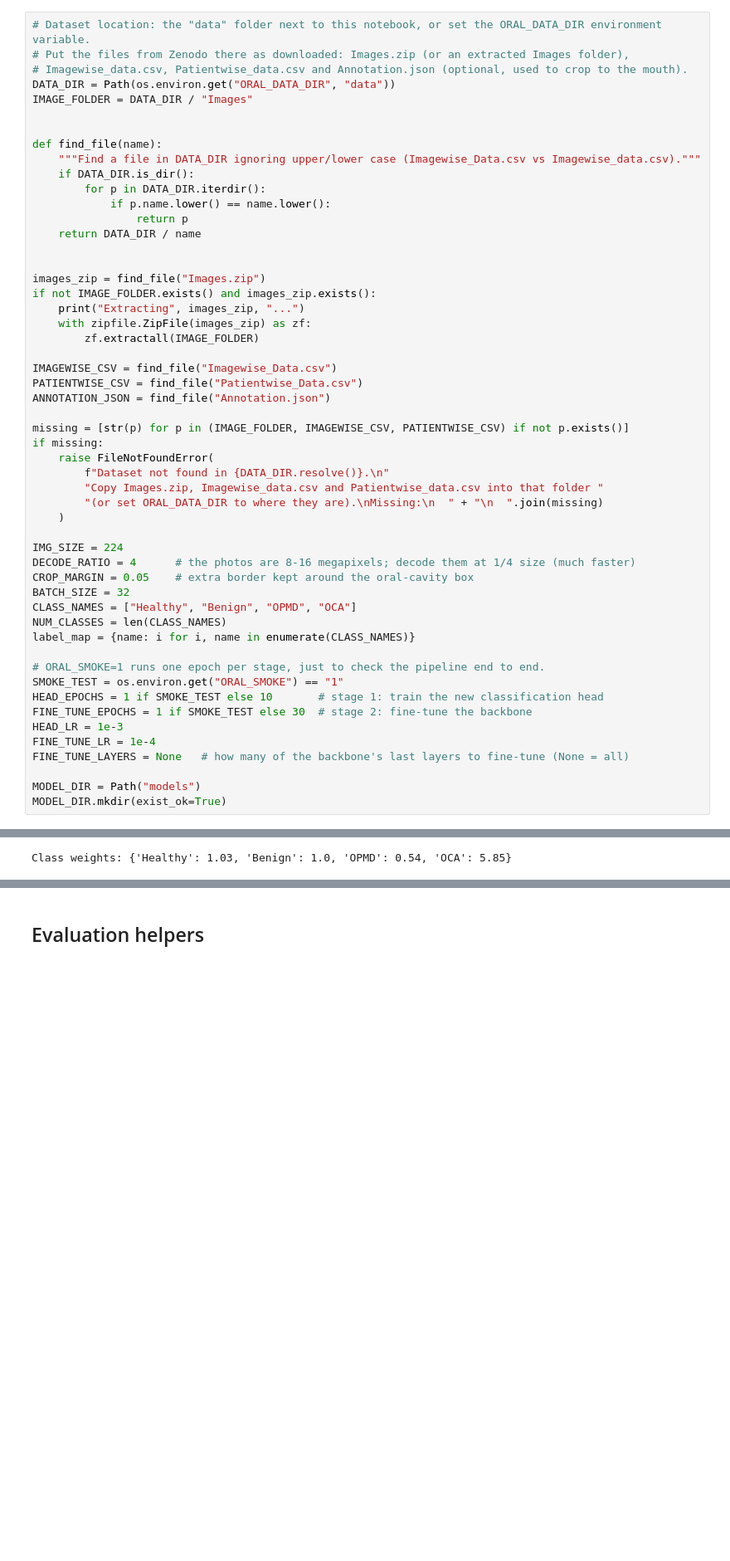
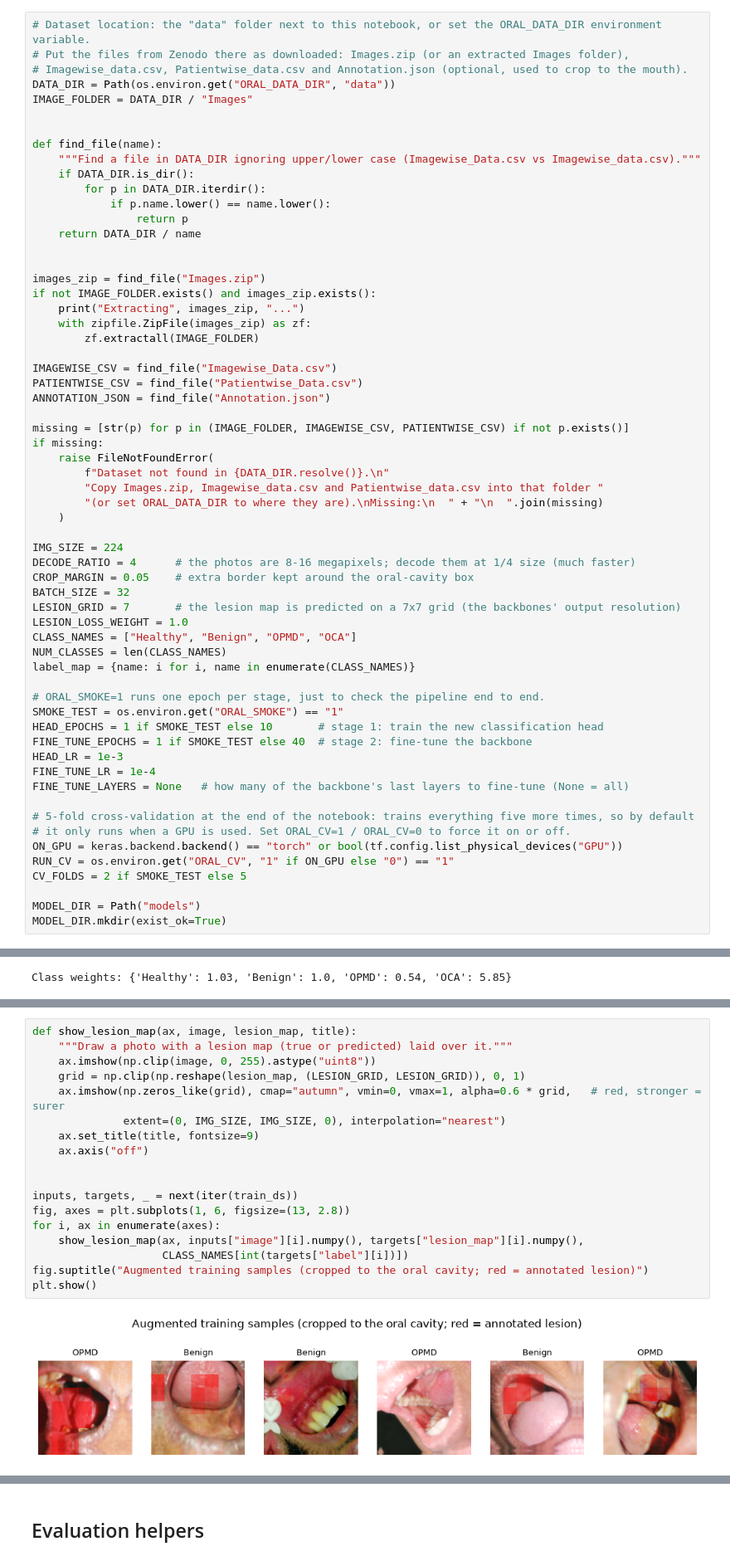
Before and after one commit to Samaksh0204/Cancer_detection, a Jupyter notebook: OralCancerDetection_UsingCNN.ipynb, the cells around one changed output, grey strips where cells are left out. Shown at 83% size. Drawn from its saved outputs; the diff is of its cells as text; blank space fills up the shorter version.

```diff
--- a/OralCancerDetection_UsingCNN.ipynb
+++ b/OralCancerDetection_UsingCNN.ipynb
@@ -73,6 +91,8 @@ IMG_SIZE = 224
 DECODE_RATIO = 4      # the photos are 8-16 megapixels; decode them at 1/4 size (much faster)
 CROP_MARGIN = 0.05    # extra border kept around the oral-cavity box
 BATCH_SIZE = 32
+LESION_GRID = 7       # the lesion map is predicted on a 7x7 grid (the backbones' output resolution)
+LESION_LOSS_WEIGHT = 1.0
 CLASS_NAMES = ["Healthy", "Benign", "OPMD", "OCA"]
 NUM_CLASSES = len(CLASS_NAMES)
 label_map = {name: i for i, name in enumerate(CLASS_NAMES)}
@@ -80,11 +100,17 @@ label_map = {name: i for i, name in enumerate(CLASS_NAMES)}
 # ORAL_SMOKE=1 runs one epoch per stage, just to check the pipeline end to end.
 SMOKE_TEST = os.environ.get("ORAL_SMOKE") == "1"
 HEAD_EPOCHS = 1 if SMOKE_TEST else 10       # stage 1: train the new classification head
-FINE_TUNE_EPOCHS = 1 if SMOKE_TEST else 30  # stage 2: fine-tune the backbone
+FINE_TUNE_EPOCHS = 1 if SMOKE_TEST else 40  # stage 2: fine-tune the backbone
 HEAD_LR = 1e-3
 FINE_TUNE_LR = 1e-4
 FINE_TUNE_LAYERS = None   # how many of the backbone's last layers to fine-tune (None = all)
 
+# 5-fold cross-validation at the end of the notebook: trains everything five more times, so by default
+# it only runs when a GPU is used. Set ORAL_CV=1 / ORAL_CV=0 to force it on or off.
+ON_GPU = keras.backend.backend() == "torch" or bool(tf.config.list_physical_devices("GPU"))
+RUN_CV = os.environ.get("ORAL_CV", "1" if ON_GPU else "0") == "1"
+CV_FOLDS = 2 if SMOKE_TEST else 5
+
 MODEL_DIR = Path("models")
 MODEL_DIR.mkdir(exist_ok=True)
 # %% [markdown]
@@ -307,3 +448,23 @@ plt.show()
+# %%
+def show_lesion_map(ax, image, lesion_map, title):
+    """Draw a photo with a lesion map (true or predicted) laid over it."""
+    ax.imshow(np.clip(image, 0, 255).astype("uint8"))
+    grid = np.clip(np.reshape(lesion_map, (LESION_GRID, LESION_GRID)), 0, 1)
+    ax.imshow(np.zeros_like(grid), cmap="autumn", vmin=0, vmax=1, alpha=0.6 * grid,   # red, stronger = surer
+              extent=(0, IMG_SIZE, IMG_SIZE, 0), interpolation="nearest")
+    ax.set_title(title, fontsize=9)
+    ax.axis("off")
+
+
+inputs, targets, _ = next(iter(train_ds))
+fig, axes = plt.subplots(1, 6, figsize=(13, 2.8))
+for i, ax in enumerate(axes):
+    show_lesion_map(ax, inputs["image"][i].numpy(), targets["lesion_map"][i].numpy(),
+                    CLASS_NAMES[int(targets["label"][i])])
+fig.suptitle("Augmented training samples (cropped to the oral cavity; red = annotated lesion)")
+plt.show()
+# %% [output]
+[figure, added]
 # %% [markdown]
 ## Models
 
```
Also changed, not shown: parts of 27 cells of this notebook, 1 other file.
